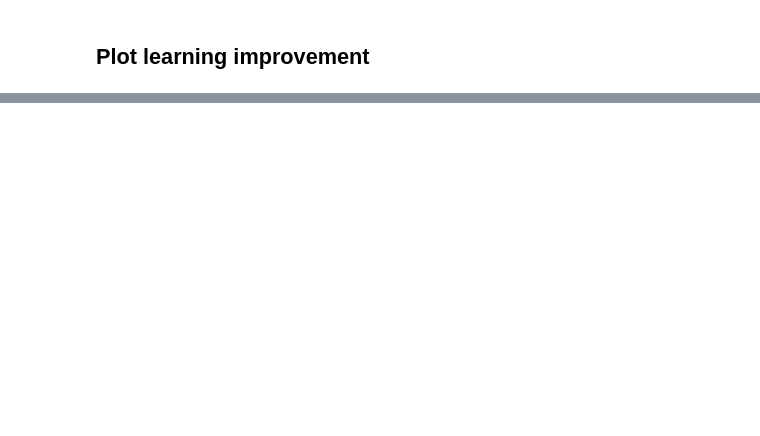
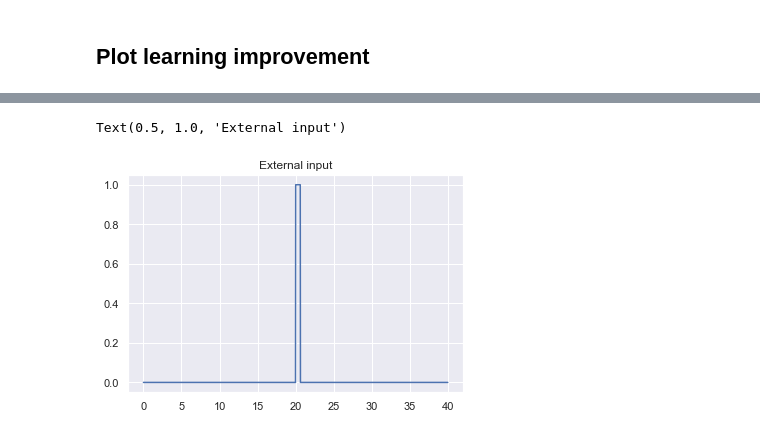
Before and after one commit to PierreAttard/Scientific-Machine-Learning, a Jupyter notebook: interactive.ipynb, the cells around one changed output, grey strips where cells are left out. Saved outputs shown, nothing was run; the diff lists cells and outputs as text; code cells hidden in the pictures; blank space fills up the shorter version.

```diff
--- a/interactive.ipynb
+++ b/interactive.ipynb
@@ -219,0 +267,19 @@ array([[False, False],
+# %%
+L = 36
+T = 12.
+omega = 2*np.pi / T
+alpha = 0.2
+dt = 0.025
+time_duration = 40
+t_init = 0
+add_white_gaussian = (0, 0)
+new_u = np.zeros(int(time_duration / dt))
+# %%
+t_with_external = int(new_u.shape[0] / 2)
+new_u[t_with_external:int(t_with_external + dt * 1000)] = 1
+# %%
+ax, = plt.plot(np.linspace(0, time_duration, new_u.shape[0]), new_u)
+plt.title("External input")
+# %% [output]
+Text(0.5, 1.0, 'External input')
+[figure, added]
```
Also changed, not shown: parts of 85 cells of this notebook, 1 other file.
